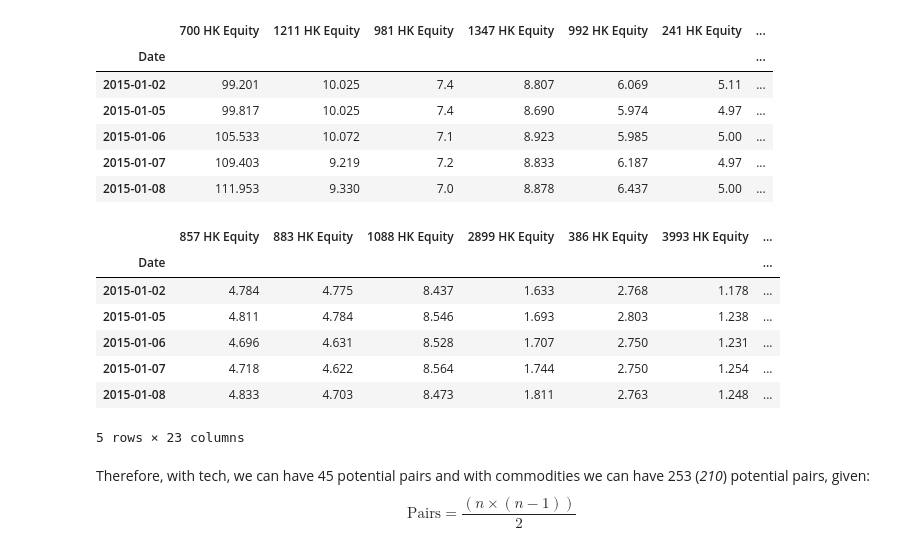
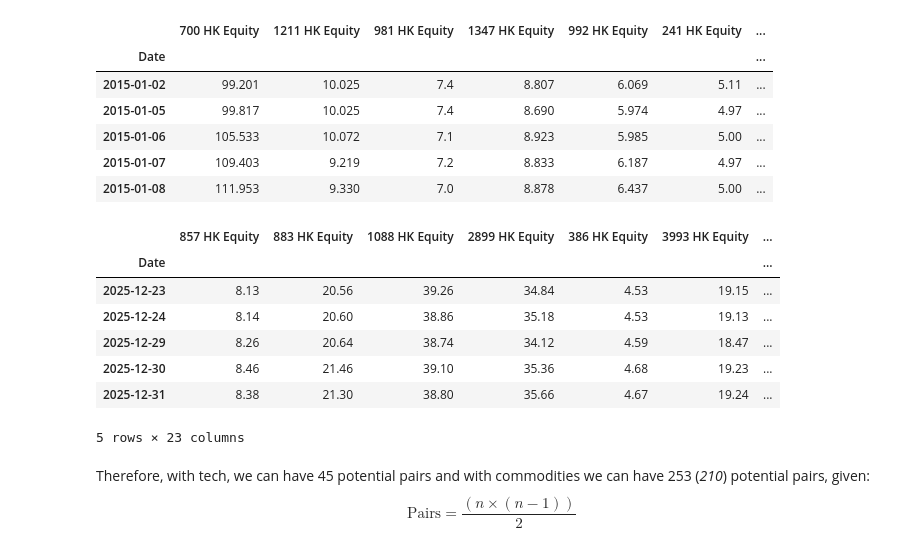
Before and after one commit to hivan04/applied-project-06039211, a Jupyter notebook: notebooks/1_data_cleaning.ipynb, the cells around one changed output. Cells and saved outputs as stored; diff of their text form; code cells hidden in the pictures.

```diff
--- a/notebooks/1_data_cleaning.ipynb
+++ b/notebooks/1_data_cleaning.ipynb
@@ -106,16 +106,16 @@ df1.head()
 # %%
 df2 = df2.loc[:'2026-01-01']
 last_date = df2.index.max()
 df2 = df2.loc[:, df2.loc[last_date].notna()]
-df2.head()
+df2.tail()
 # %% [output]
 |  | 857 HK Equity | 883 HK Equity | 1088 HK Equity | 2899 HK Equity | 386 HK Equity | 3993 HK Equity | ... |
 | Date |  |  |  |  |  |  | ... |
-| 2015-01-02 | 4.784 | 4.775 | 8.437 | 1.633 | 2.768 | 1.178 | ... |
-| 2015-01-05 | 4.811 | 4.784 | 8.546 | 1.693 | 2.803 | 1.238 | ... |
-| 2015-01-06 | 4.696 | 4.631 | 8.528 | 1.707 | 2.750 | 1.231 | ... |
-| 2015-01-07 | 4.718 | 4.622 | 8.564 | 1.744 | 2.750 | 1.254 | ... |
-| 2015-01-08 | 4.833 | 4.703 | 8.473 | 1.811 | 2.763 | 1.248 | ... |
+| 2025-12-23 | 8.13 | 20.56 | 39.26 | 34.84 | 4.53 | 19.15 | ... |
+| 2025-12-24 | 8.14 | 20.60 | 38.86 | 35.18 | 4.53 | 19.13 | ... |
+| 2025-12-29 | 8.26 | 20.64 | 38.74 | 34.12 | 4.59 | 18.47 | ... |
+| 2025-12-30 | 8.46 | 21.46 | 39.10 | 35.36 | 4.68 | 19.23 | ... |
+| 2025-12-31 | 8.38 | 21.30 | 38.80 | 35.66 | 4.67 | 19.24 | ... |
 5 rows × 23 columns
 # %%
 # Transforming raw prices into log prices
```
Also changed, not shown: 10 other files.
